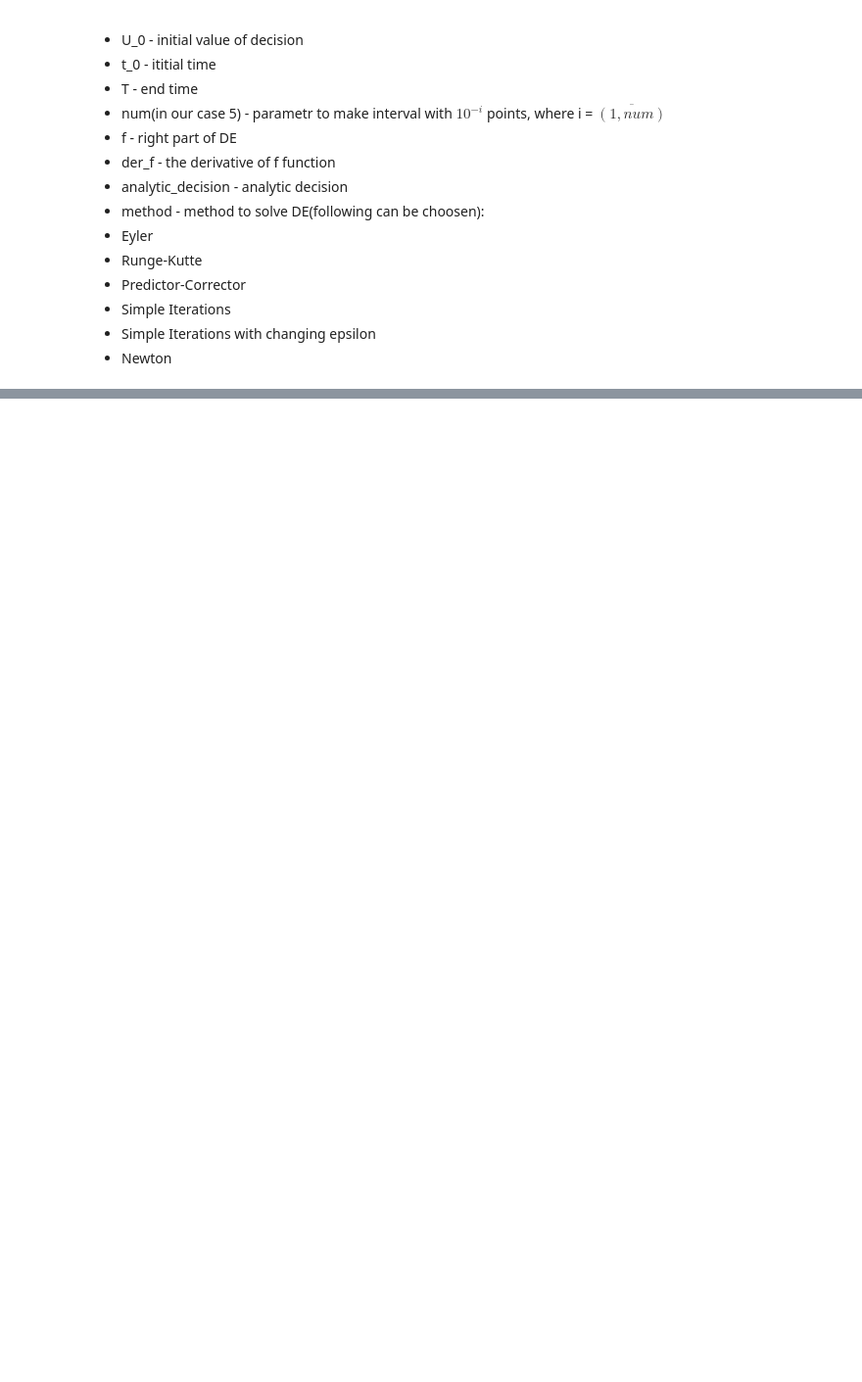
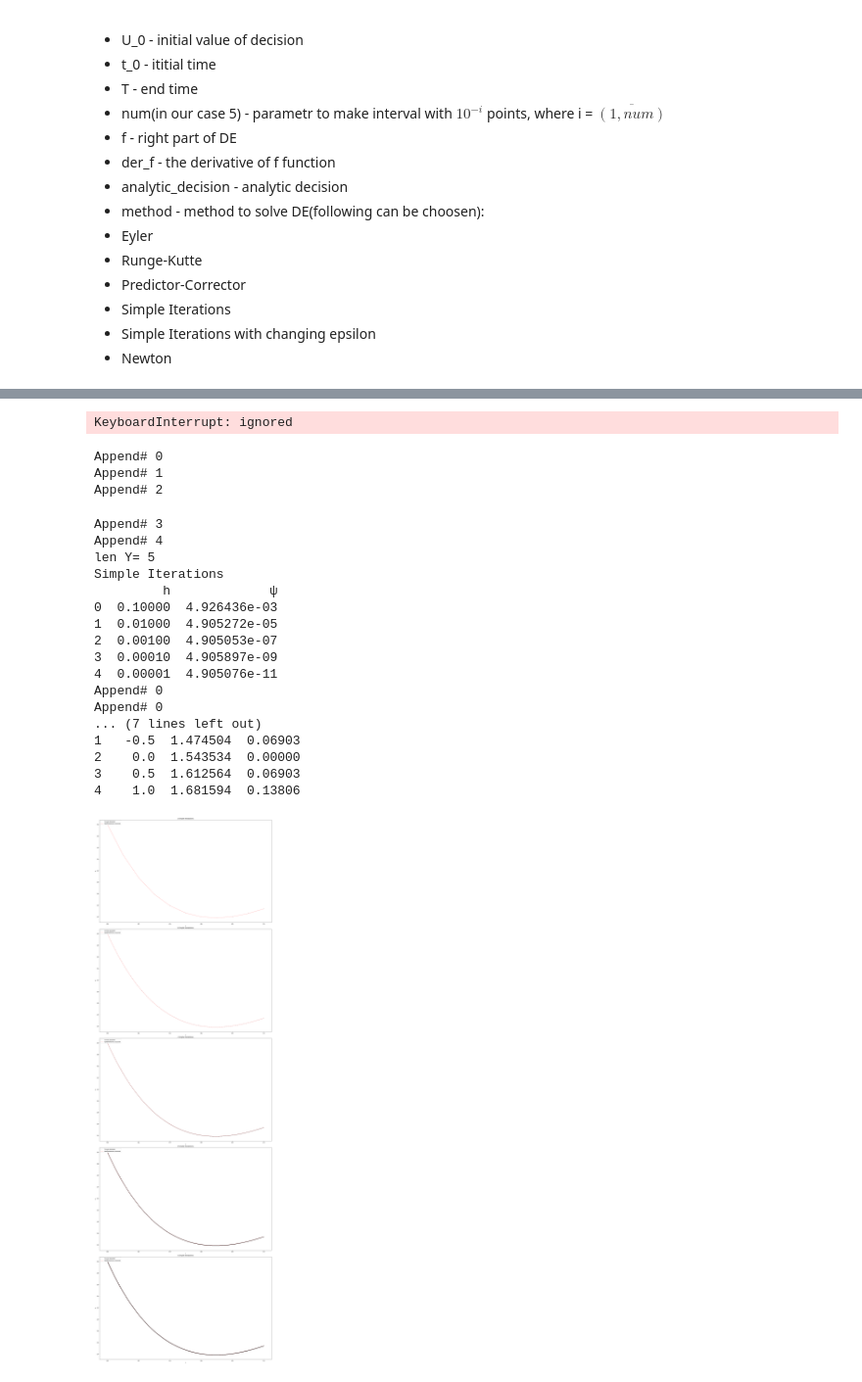
Before and after one commit to shanberochka/KFU_Term4_MathModeling, a Jupyter notebook: Введение_в_мат_моделирование_class_Analysis.ipynb, the cells around one changed output, grey strips where cells are left out. Shown at 98% size. Drawn from its saved outputs; the diff is of its cells as text; code cells hidden in the pictures; blank space fills up the shorter version.

```diff
--- a/Введение_в_мат_моделирование_class_Analysis.ipynb
+++ b/Введение_в_мат_моделирование_class_Analysis.ipynb
@@ -336,0 +501,30 @@ Eyler
+# %%
+table = Analysis(U_0, t_0, T, 6, f, der_f, analytic_decision, method = 'Predictor-Corrector')
+table.train()
+# %% [output]
+KeyboardInterrupt: ignored
+# %%
+table = Analysis(U_0, t_0, T, 5, f, der_f, analytic_decision, method = 'Simple Iterations')
+table.train()
+# %% [output]
+Append# 0
+Append# 1
+Append# 2
+Append# 3
+Append# 4
+len Y= 5
+Simple Iterations
+         h             ψ
+0  0.10000  4.926436e-03
+1  0.01000  4.905272e-05
+2  0.00100  4.905053e-07
+3  0.00010  4.905897e-09
+4  0.00001  4.905076e-11
+Append# 0
+Append# 0
+... (7 lines left out)
+1   -0.5  1.474504  0.06903
+2    0.0  1.543534  0.00000
+3    0.5  1.612564  0.06903
+4    1.0  1.681594  0.13806
+[figure, added]
```
Also changed, not shown: parts of 12 cells of this notebook.
